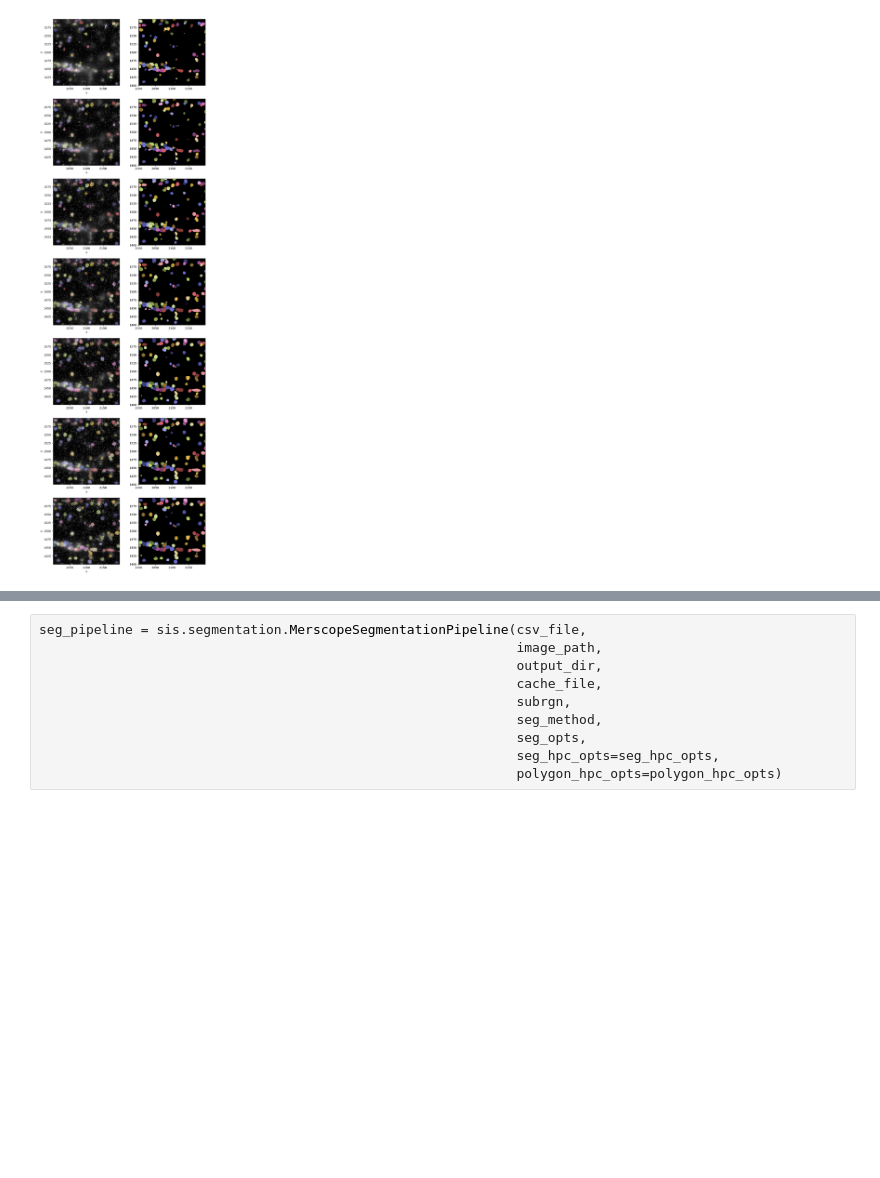
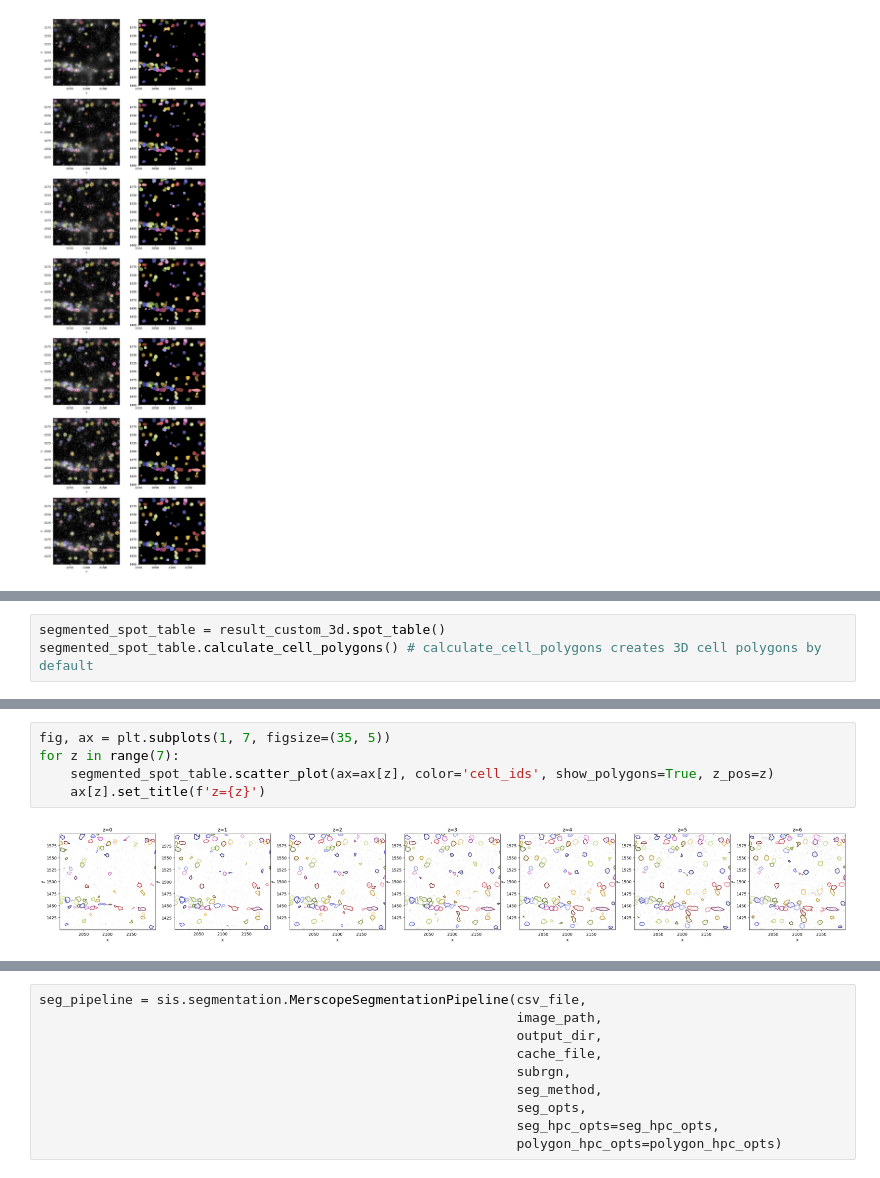
Before and after one commit to AllenInstitute/spots-in-space, a Jupyter notebook: demos/merscope_demo.ipynb, the cells around one changed output, grey strips where cells are left out. Saved outputs shown, nothing was run; the diff lists cells and outputs as text; blank space fills up the shorter version.

```diff
--- a/demos/merscope_demo.ipynb
+++ b/demos/merscope_demo.ipynb
@@ -224,0 +277,3 @@ for i in range(n_planes):
+# %%
+segmented_spot_table = result_custom_3d.spot_table()
+segmented_spot_table.calculate_cell_polygons() # calculate_cell_polygons creates 3D cell polygons by default
@@ -225,3 +291,10 @@ for i in range(n_planes):
+# %%
+fig, ax = plt.subplots(1, 7, figsize=(35, 5))
+for z in range(7):
+    segmented_spot_table.scatter_plot(ax=ax[z], color='cell_ids', show_polygons=True, z_pos=z)
+    ax[z].set_title(f'z={z}')
+# %% [output]
+[figure, added]
 # %% [markdown]
 ### Run custom Cellpose on a whole section using a hpc
 
```
Also changed, not shown: parts of 15 cells of this notebook, 2 other files.
